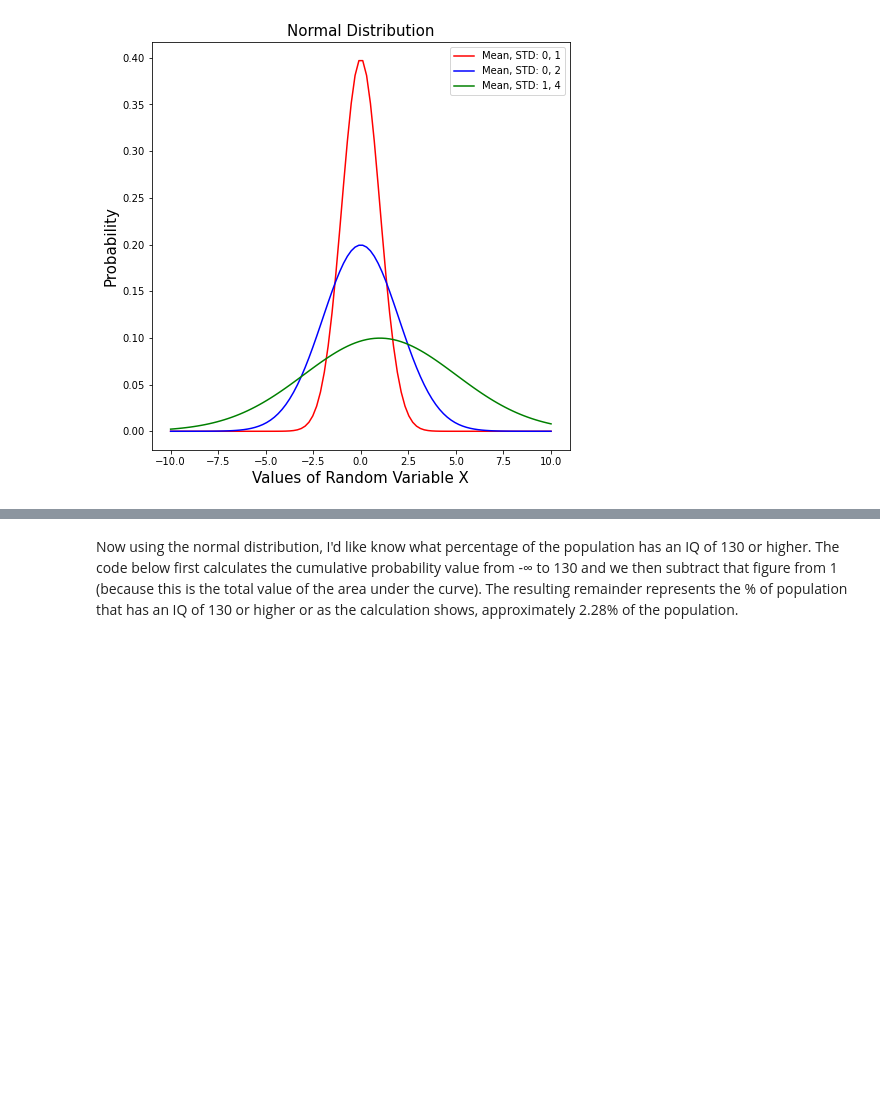
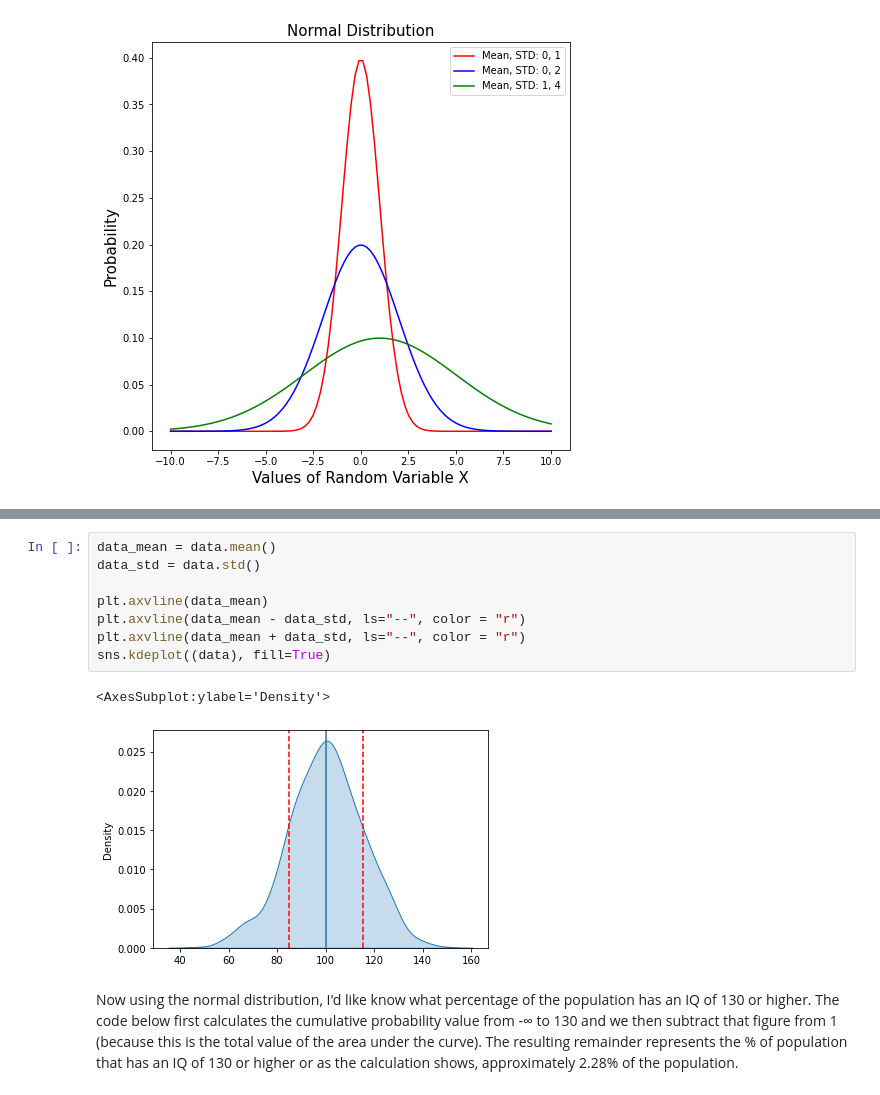
Before and after one commit to Scunnies/funddata_assessment, a Jupyter notebook: Normal Distribution/Normal Distribution Assessment Notebook.ipynb, the cells around one changed output, grey strips where cells are left out. Cells and saved outputs as stored; diff of their text form; blank space fills up the shorter version.

Commit message:
mean and std on kde plot

```diff
--- a/Normal Distribution/Normal Distribution Assessment Notebook.ipynb
+++ b/Normal Distribution/Normal Distribution Assessment Notebook.ipynb
@@ -124,3 +129,14 @@ plt.show()
+# %%
+data_mean = data.mean()
+data_std = data.std()
+
+plt.axvline(data_mean)
+plt.axvline(data_mean - data_std, ls="--", color = "r")
+plt.axvline(data_mean + data_std, ls="--", color = "r")
+sns.kdeplot((data), fill=True)
+# %% [output]
+<AxesSubplot:ylabel='Density'>
+[figure, added]
 # %% [markdown]
 Now using the normal distribution, I'd like know what percentage of the population has an IQ of 130 or higher.  The code below first calculates the cumulative probability value from -∞ to 130 and we then subtract that figure from 1 (because this is the total value of the area under the curve). The resulting remainder represents the % of population that has an IQ of 130 or higher or as the calculation shows, approximately 2.28% of the population.
 # %%
```
Also changed, not shown: parts of 5 cells of this notebook.
